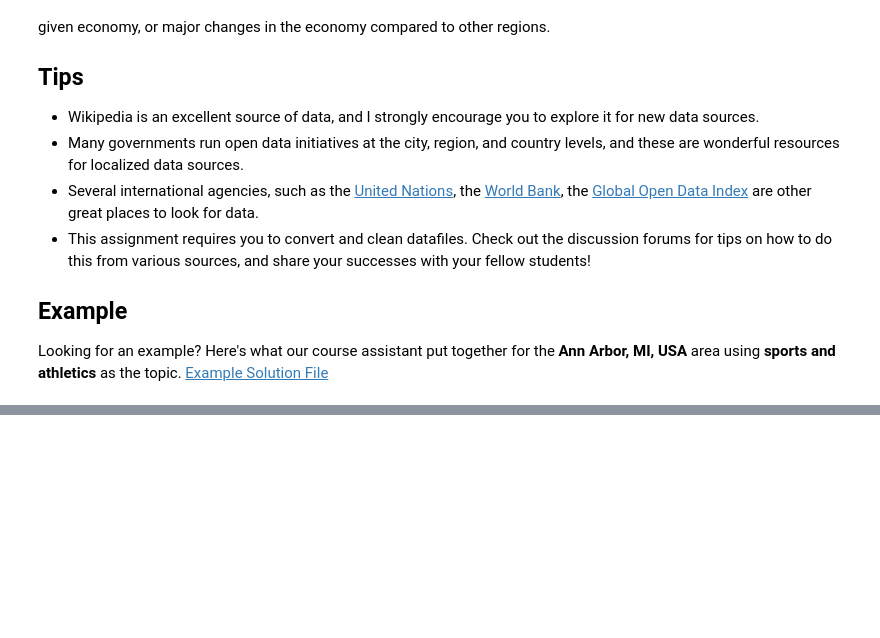
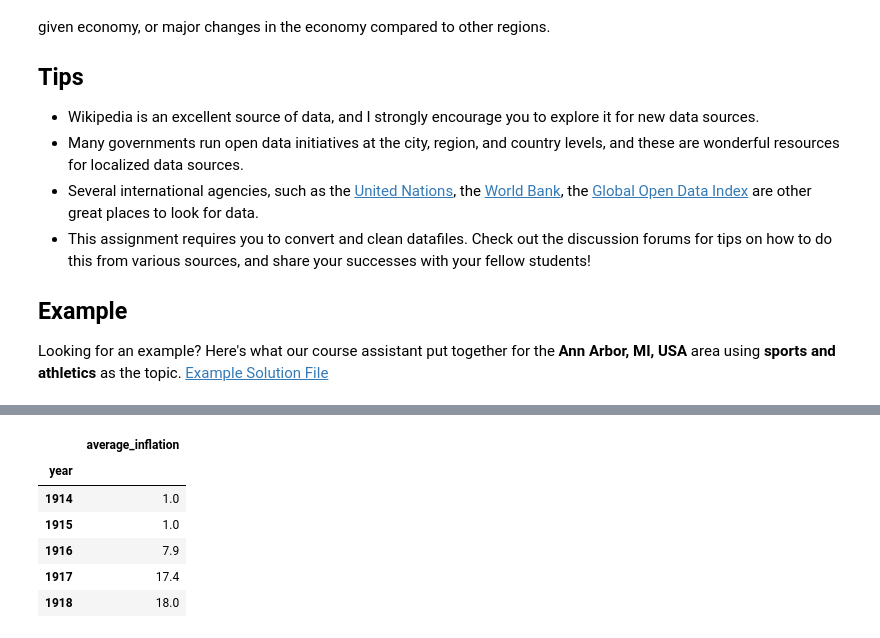
Before and after one commit to PaarthParekh/Applied-Data-Science-with-Python, a Jupyter notebook: Second_Course/Assignment4/Assignment4.ipynb, the cells around one changed output, grey strips where cells are left out. Cells and saved outputs as stored; diff of their text form; code cells hidden in the pictures; blank space fills up the shorter version.

```diff
--- a/Second_Course/Assignment4/Assignment4.ipynb
+++ b/Second_Course/Assignment4/Assignment4.ipynb
@@ -321,0 +232,16 @@ fig.savefig('Final_assignment.jpg',
+# %%
+# read the Inflation rates for USA,setting rows for year and average inflation over the years
+inflation_rate=pd.read_excel("./Assignment4_data/Inflation_Rate.xlsx",usecols=["YEAR","AVE"])
+# set column names
+inflation_rate.columns=["year","average_inflation"]
+# set the index as the year
+inflation_rate.set_index("year",inplace=True)
+inflation_rate.head()
+# %% [output]
+|  | average_inflation |
+| year |  |
+| 1914 | 1.0 |
+| 1915 | 1.0 |
+| 1916 | 7.9 |
+| 1917 | 17.4 |
+| 1918 | 18.0 |
```
Also changed, not shown: parts of 37 cells of this notebook, 1 other file.
